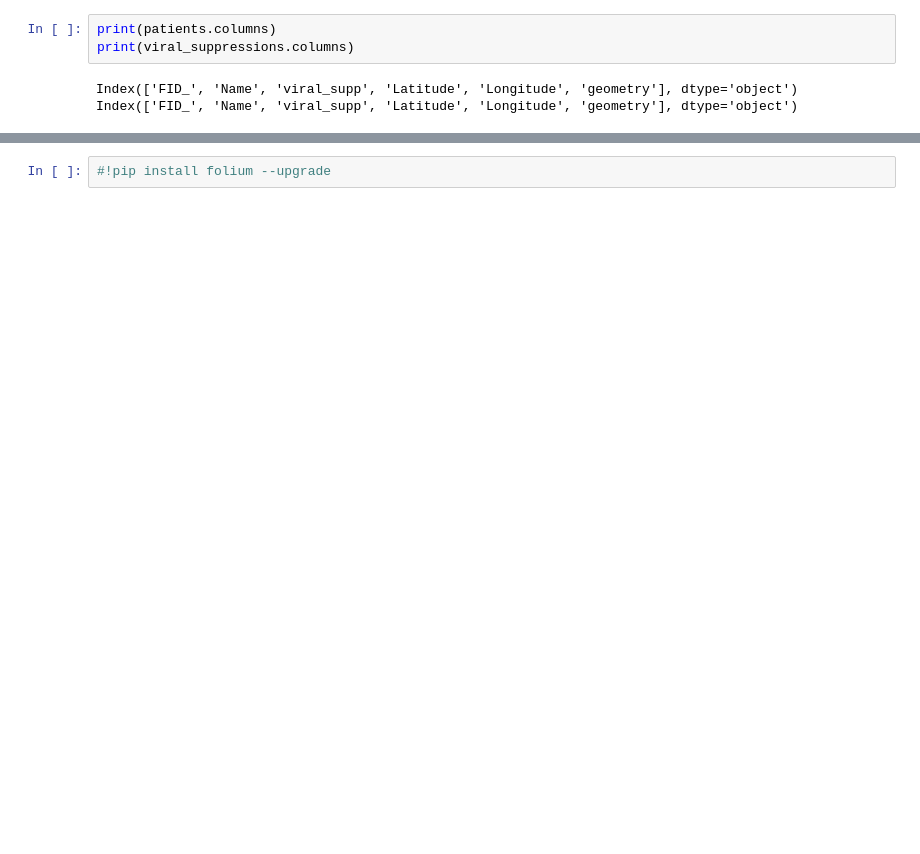
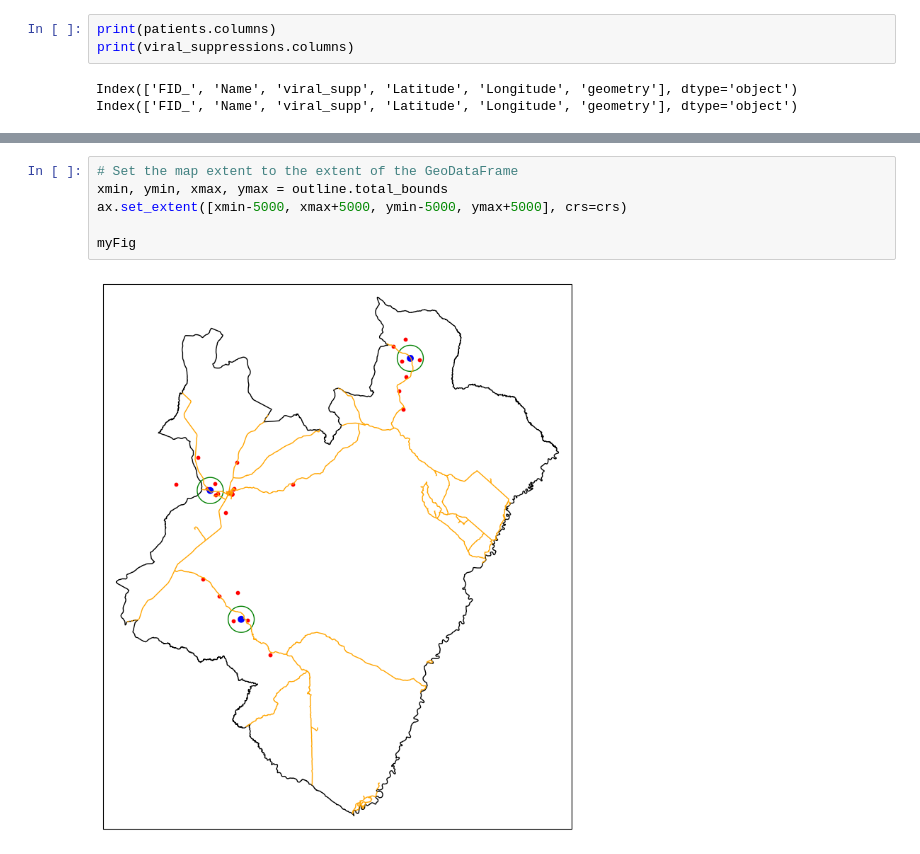
Before and after one commit to shidaNyimbili/EGM722-Project, a Jupyter notebook: egm722_projectfinal.ipynb, the cells around one changed output, grey strips where cells are left out. Saved outputs shown, nothing was run; the diff lists cells and outputs as text; blank space fills up the shorter version.

```diff
--- a/egm722_projectfinal.ipynb
+++ b/egm722_projectfinal.ipynb
@@ -163,2 +197,8 @@ plt.show()
-# %%
-#!pip install folium --upgrade
+# %%
+# Set the map extent to the extent of the GeoDataFrame
+xmin, ymin, xmax, ymax = outline.total_bounds
+ax.set_extent([xmin-5000, xmax+5000, ymin-5000, ymax+5000], crs=crs)
+
+myFig
+# %% [output]
+[figure, added]
```
Also changed, not shown: parts of 23 cells of this notebook, 1 other file.
